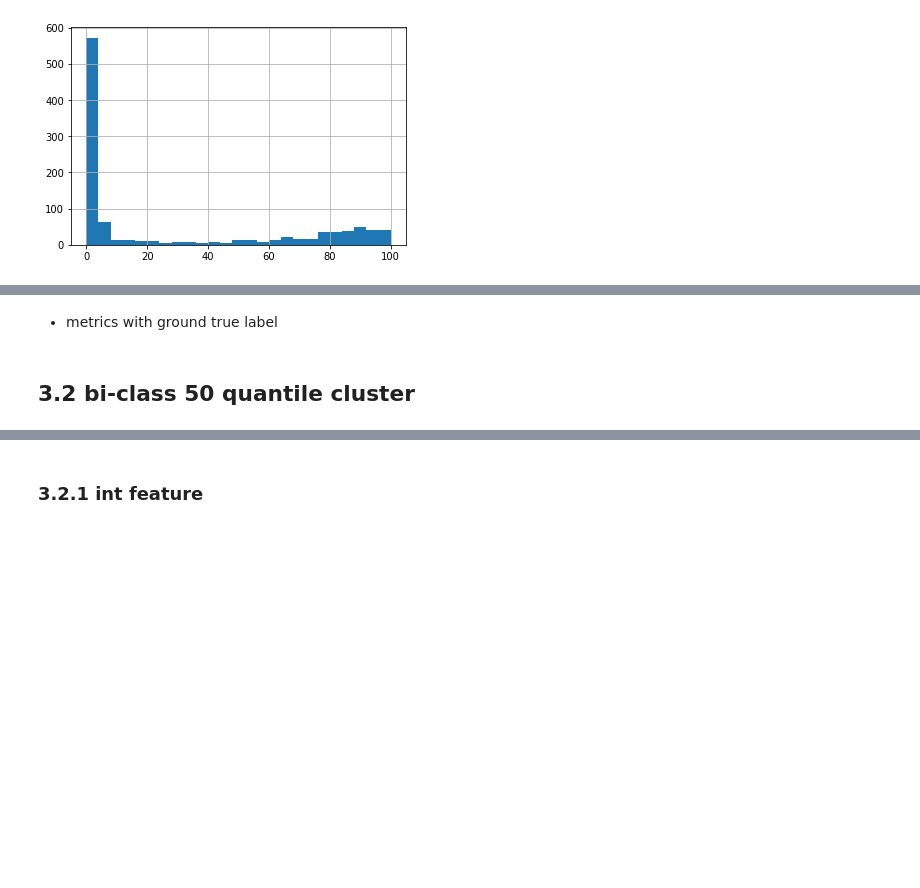
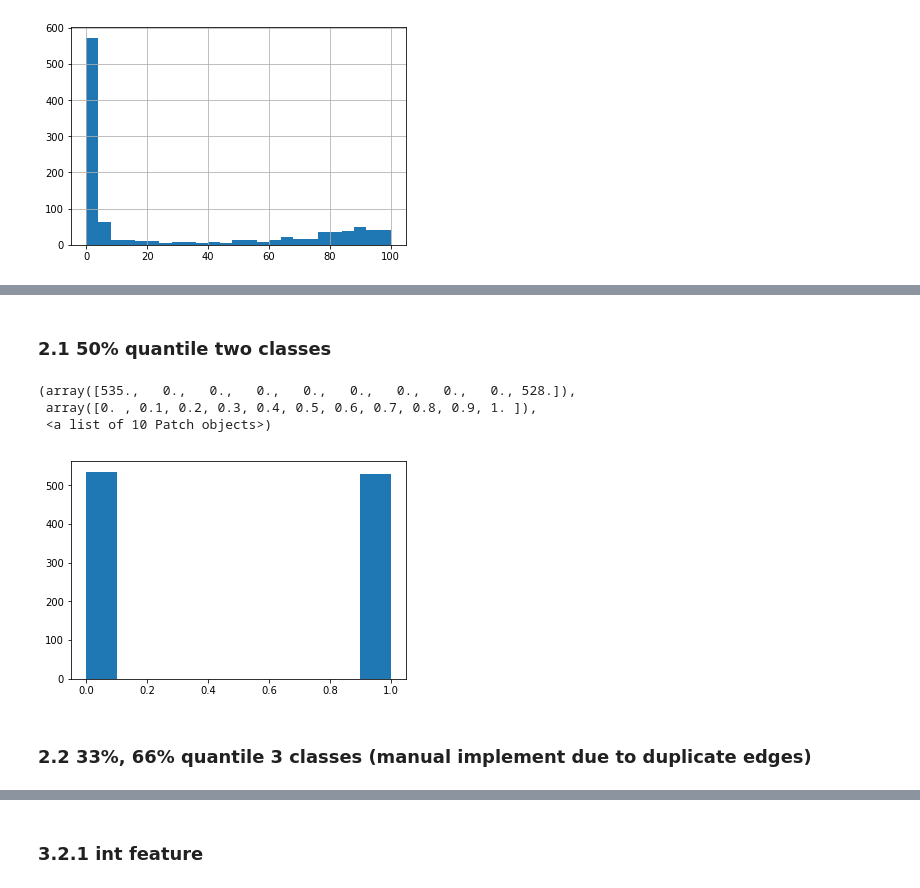
Before and after one commit to chembed/DeepChEmbed, a Jupyter notebook: deepchembed/notebook_scripts/bod_cluster_quantile.ipynb, the cells around one changed output, grey strips where cells are left out. Saved outputs shown, nothing was run; the diff lists cells and outputs as text; code cells hidden in the pictures; blank space fills up the shorter version.

```diff
--- a/deepchembed/notebook_scripts/bod_cluster_quantile.ipynb
+++ b/deepchembed/notebook_scripts/bod_cluster_quantile.ipynb
@@ -83,2 +45,0 @@ plt.hist(true_label_q25) #inbalanced
-# %%
-df['tri_class_partition']=utilities.divide_classes(df['cleaned_bod'], [0.2,0.8])
@@ -112,2 +45,0 @@ def no_label_metrics(input_feature, assigned_label, metric = 'euclidean'):
-# %% [markdown]
-* metrics with ground true label
@@ -122,2 +46,13 @@ def true_label_metrics(true_label, assigned_label):
-# %% [markdown]
-## 3.2 bi-class 50 quantile cluster
+# %% [markdown]
+### 2.1 50% quantile two classes
+# %%
+df['bi_class_q50']=pd.qcut(df['cleaned_bod'].values, 2, labels=[0,1])
+true_label_q50 = df['bi_class_q50'].values
+plt.hist(true_label_q50)
+# %% [output]
+(array([535.,   0.,   0.,   0.,   0.,   0.,   0.,   0.,   0., 528.]),
+ array([0. , 0.1, 0.2, 0.3, 0.4, 0.5, 0.6, 0.7, 0.8, 0.9, 1. ]),
+ <a list of 10 Patch objects>)
+[figure, added]
+# %% [markdown]
+### 2.2 33%, 66% quantile 3 classes (manual implement due to duplicate edges)
```
Also changed, not shown: parts of 77 cells of this notebook, 4 other files.
